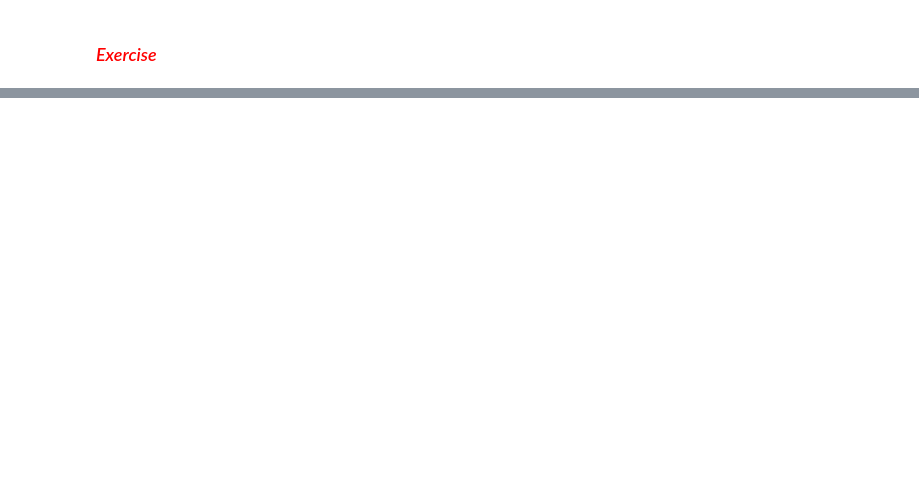
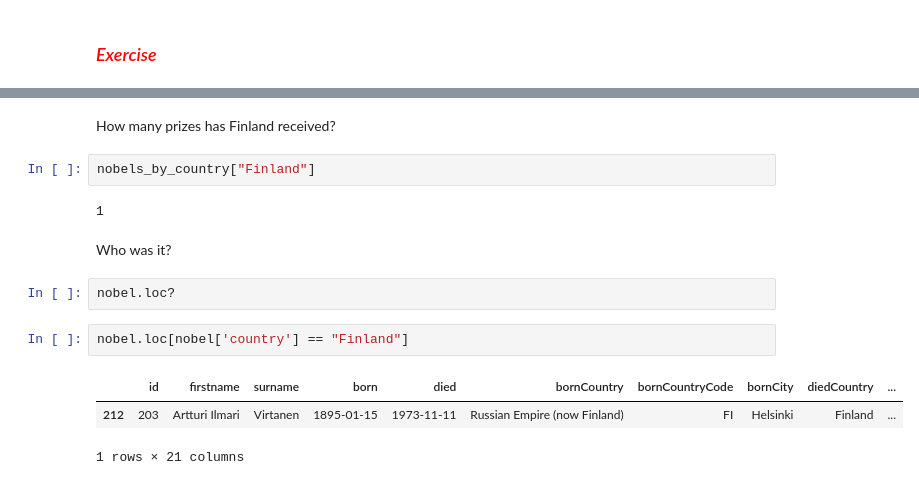
Before and after one commit to coderefinery/jupyter-retired, a Jupyter notebook: 02_dataexplore_demo.ipynb, the cells around one changed output, grey strips where cells are left out. Cells and saved outputs as stored; diff of their text form; blank space fills up the shorter version.

```diff
--- a/02_dataexplore_demo.ipynb
+++ b/02_dataexplore_demo.ipynb
@@ -26,0 +92,16 @@ ax = sns.heatmap(flights)
+# %% [markdown]
+How many prizes has Finland received?
+# %%
+nobels_by_country["Finland"]
+# %% [output]
+1
+# %% [markdown]
+Who was it?
+# %%
+nobel.loc?
+# %%
+nobel.loc[nobel['country'] == "Finland"]
+# %% [output]
+|  | id | firstname | surname | born | died | bornCountry | bornCountryCode | bornCity | diedCountry | ... |
+| 212 | 203 | Artturi Ilmari | Virtanen | 1895-01-15 | 1973-11-11 | Russian Empire (now Finland) | FI | Helsinki | Finland | ... |
+1 rows × 21 columns
```
Also changed, not shown: parts of 12 cells of this notebook, 1 other file.
